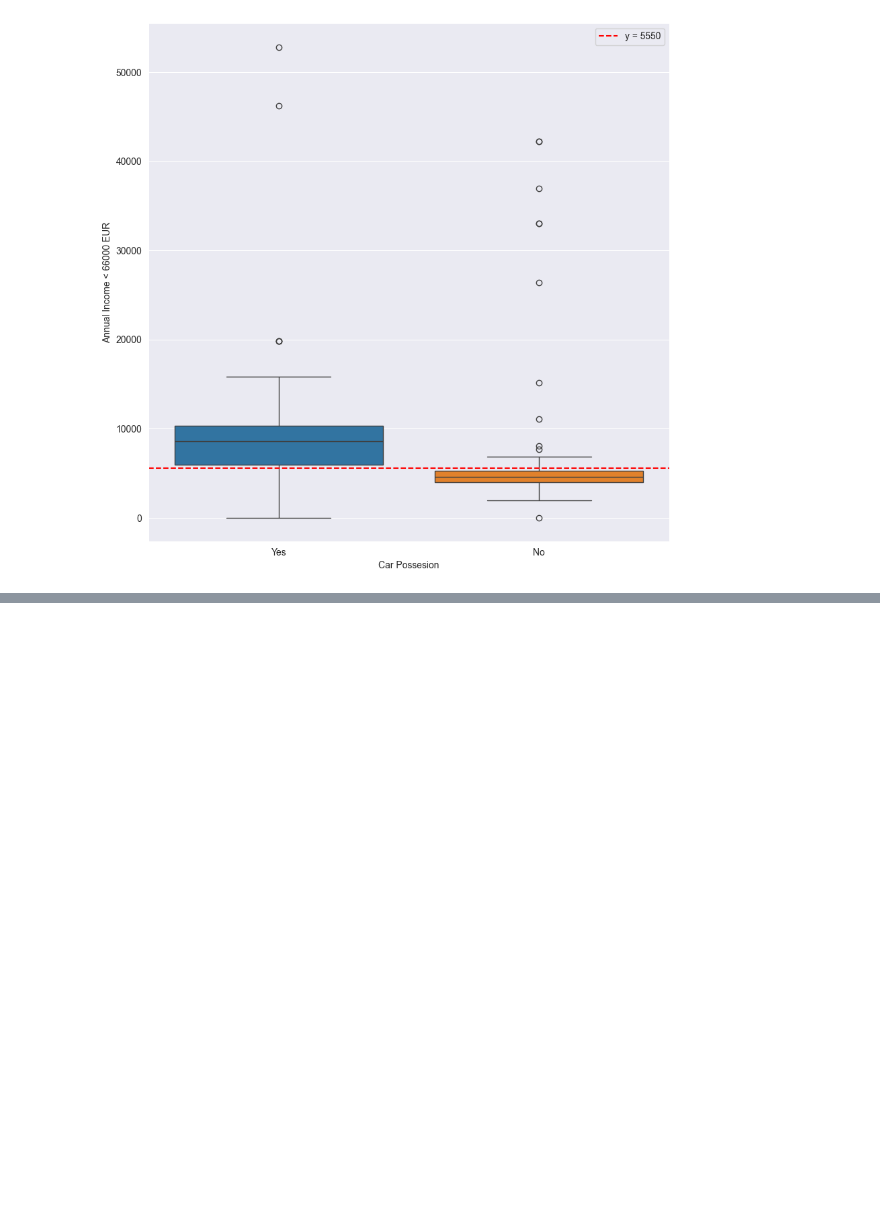
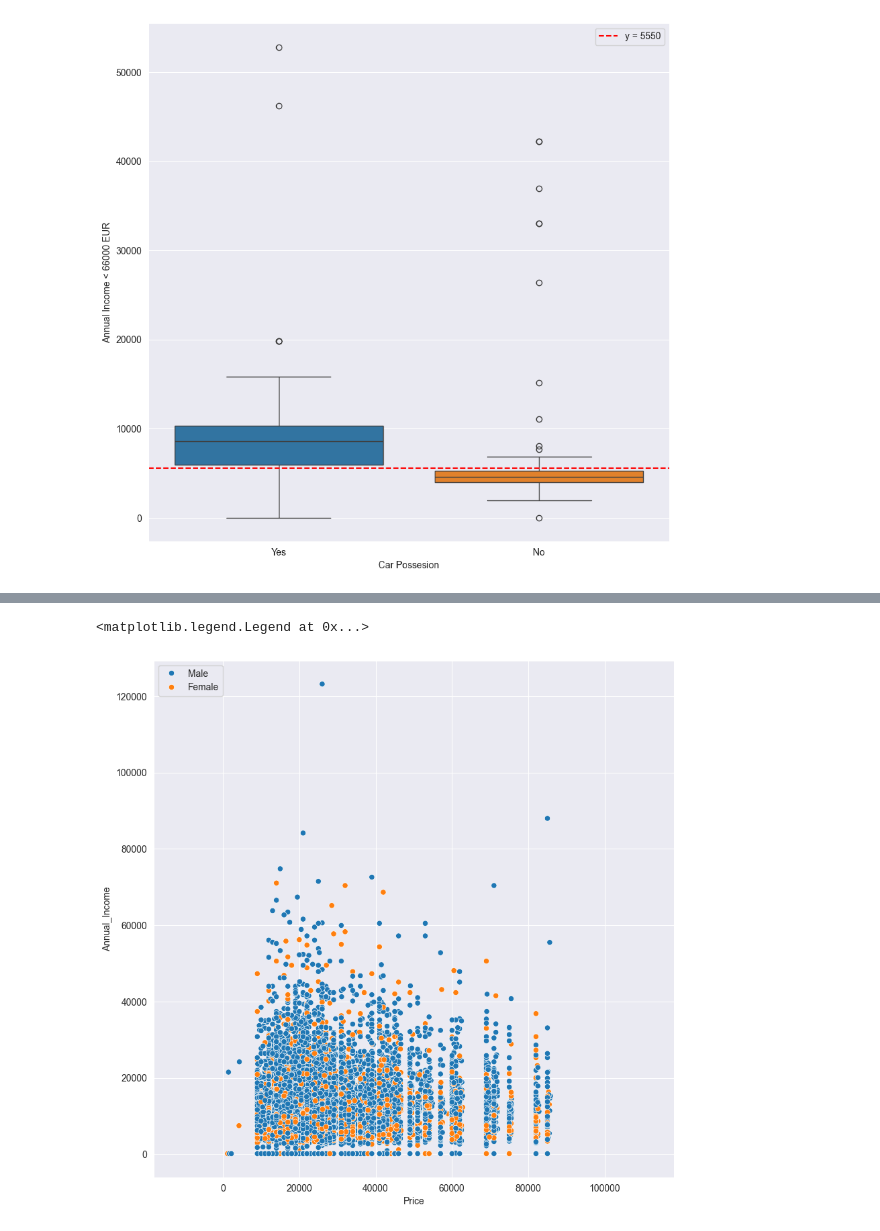
Before and after one commit to File500/Data_science_and_analysis, a Jupyter notebook: analysis/visual_analysis/car_ownership_and_sales_EDA.ipynb, the cells around one changed output, grey strips where cells are left out. Drawn from its saved outputs; the diff is of its cells as text; code cells hidden in the pictures; blank space fills up the shorter version.

```diff
--- a/analysis/visual_analysis/car_ownership_and_sales_EDA.ipynb
+++ b/analysis/visual_analysis/car_ownership_and_sales_EDA.ipynb
@@ -203,0 +222,3 @@ sales_data.show()
+# %%
+filtered = sql_to_df('''select Gender, Annual_Income, Price from sales''')
+filtered
@@ -204,2 +239,11 @@ sales_data.show()
+# %%
+plt.figure(figsize=(10,10))
+sb.scatterplot(data=filtered, x='Price', y='Annual_Income', hue='Gender')
+plt.axis('equal')
+plt.xlim(0, 100000)
+plt.legend(loc='upper left')
+# %% [output]
+<matplotlib.legend.Legend at 0x...>
+[figure, added]
 # %%
 # spark.stop()
```
Also changed, not shown: parts of 5 cells of this notebook.
